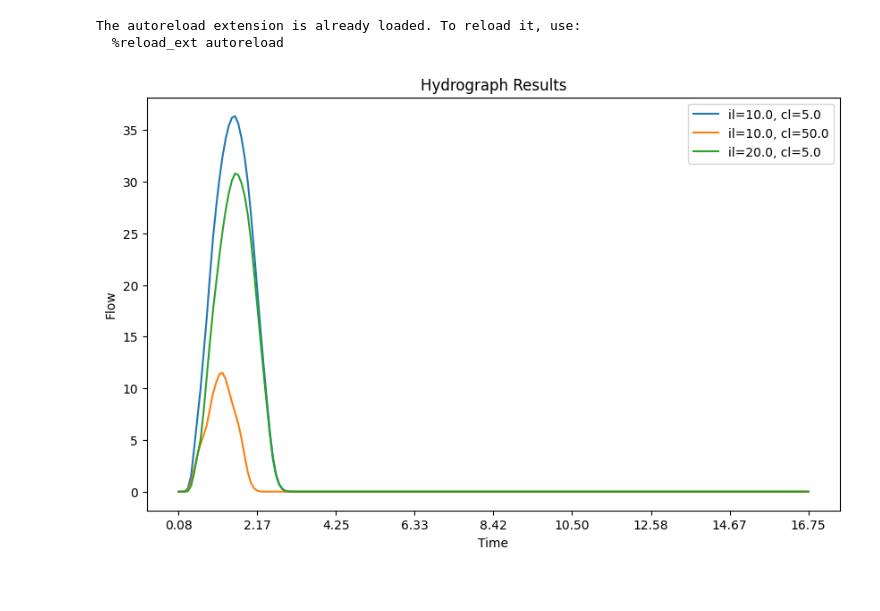
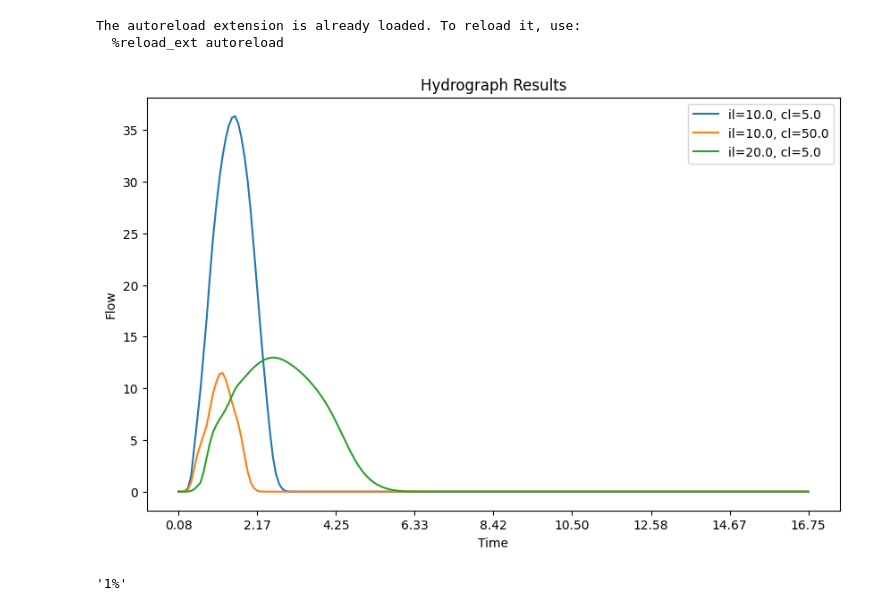
Before and after one commit to ashkans/pyrorb, a Jupyter notebook: workflows/nbs/003_creat_single_sim.ipynb, the cells around one changed output. Drawn from its saved outputs; the diff is of its cells as text; code cells hidden in the pictures.

```diff
--- a/workflows/nbs/003_creat_single_sim.ipynb
+++ b/workflows/nbs/003_creat_single_sim.ipynb
@@ -23,33 +23,36 @@ stm_file_path = dataset_path / 'stm.stm'
 experiments = [
     BaseExperiment(catg_file_path, stm_file_path, kc=0.4, m=1.2, il=10.0, cl=5.0),
     BaseExperiment(catg_file_path, stm_file_path, kc=0.4, m=1.2, il=10.0, cl=50.0),
-    BaseExperiment(catg_file_path, stm_file_path, kc=0.4, m=1.2, il=20.0, cl=5.0)
+    BaseExperiment(catg_file_path, stm_file_path, kc=1.4, m=1.2, il=20.0, cl=5.0)
 ]
 
 # Initialize the experiment runner
 runner = ExperimentRunner(config, experiments=experiments)
 
 # Submit experiment batches
 runner.submit_batches()
 
 # Plot results for each experiment
 plt.figure(figsize=(10, 6))
 for exp in experiments:
     hydrograph = exp.result.hydrographs['Hyd009']
-
     hydrograph.plot()
 
 # Adding a legend
 plt.legend([
     'il=10.0, cl=5.0',
     'il=10.0, cl=50.0',
     'il=20.0, cl=5.0'
 ])
 plt.title('Hydrograph Results')
 plt.xlabel('Time')
 plt.ylabel('Flow')
 plt.show()
 # %% [output]
 The autoreload extension is already loaded. To reload it, use:
   %reload_ext autoreload
-[figure, old version]
+[figure, new version]
+# %%
+exp.stm_arin
+# %% [output]
+'1%'
```
Also changed, not shown: 4 other files.
